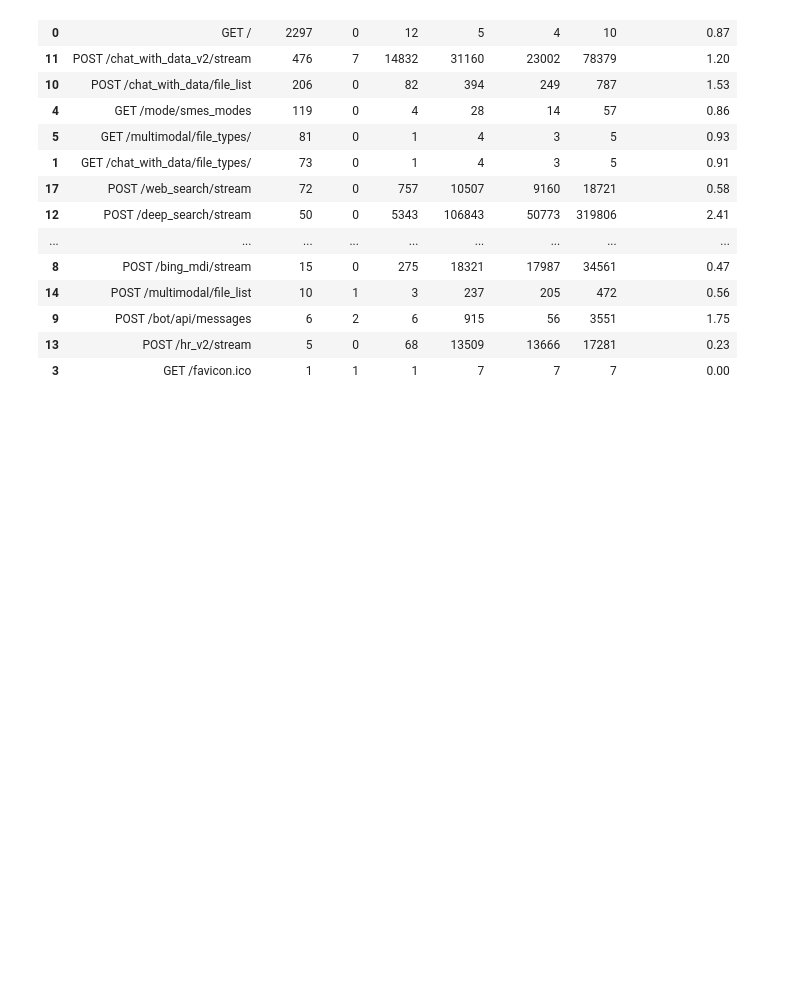
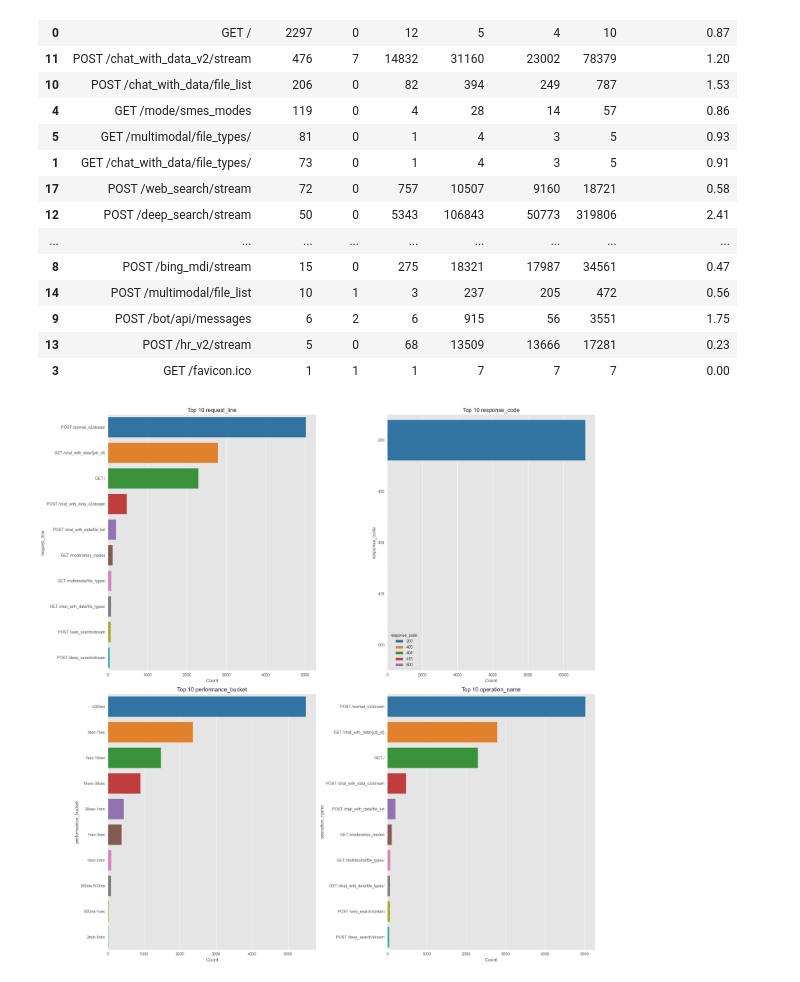
Before and after one commit to vncats/pylab, a Jupyter notebook: eda/demo.ipynb, the cells around one changed output. Saved outputs shown, nothing was run; the diff lists cells and outputs as text; code cells hidden in the pictures; blank space fills up the shorter version.

```diff
--- a/eda/demo.ipynb
+++ b/eda/demo.ipynb
@@ -83,7 +96,8 @@ Drop not useful columns
 - `customDimensions`, `url` columns also not useful for analysis
 # %%
 df = df.drop(columns=unique_count_1_cols)
-df = df.drop(columns=['operation_id', 'operation_parent_id', 'id', 'item_id', 'custom_dimensions', 'url'])
+df = df.drop(columns=['operation_id', 'operation_parent_id', 'id', 'item_id', 'custom_dimensions', 'url', 'client_type', 'client_model', 'client_browser'])
+df = df.drop(columns=['success', 'cloud_role_instance'])
 # %%
 # refine columns
 df = df.rename(
@@ -126,3 +140,25 @@ agg_df
 | 9 | POST /bot/api/messages | 6 | 2 | 6 | 915 | 56 | 3551 | 1.75 |
 | 13 | POST /hr_v2/stream | 5 | 0 | 68 | 13509 | 13666 | 17281 | 0.23 |
 | 3 | GET /favicon.ico | 1 | 1 | 1 | 7 | 7 | 7 | 0.00 |
+# %%
+cat_cols = [col for col in df.columns if col not in ['duration_ms', 'timestamp']]
+fig, axes = plt.subplots(2, 2, figsize=(20, 20))
+axes = axes.flatten()
+for i, col in enumerate(cat_cols):
+    top_counts = df[col].value_counts().head(10)
+    palette = sns.color_palette("tab10", n_colors=len(top_counts))
+    sns.barplot(
+        x=top_counts.values,
+        y=top_counts.index,
+        orient='h',
+        ax=axes[i],
+        hue=top_counts.index,
+        palette=palette
+    )
+    axes[i].set_title(f'Top 10 {col}')
+    axes[i].set_xlabel('Count')
+    axes[i].set_ylabel(col)
+
+plt.tight_layout()
+# %% [output]
+[figure, added]
```
Also changed, not shown: parts of 2 cells of this notebook.
